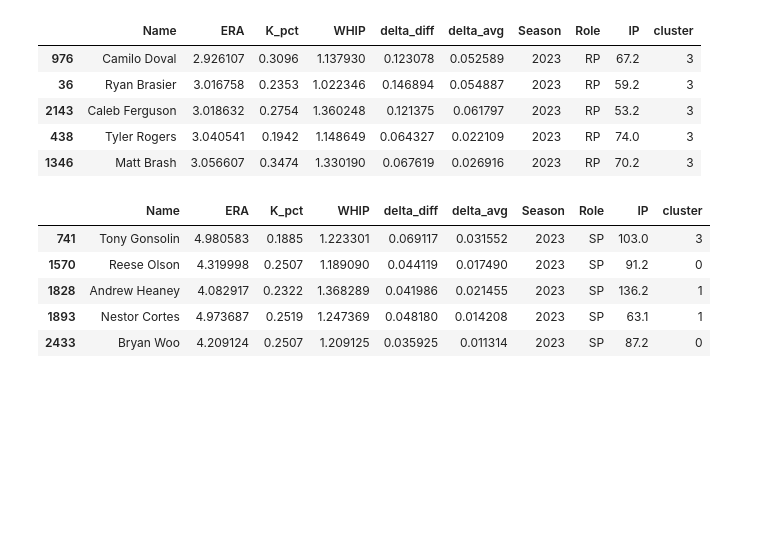
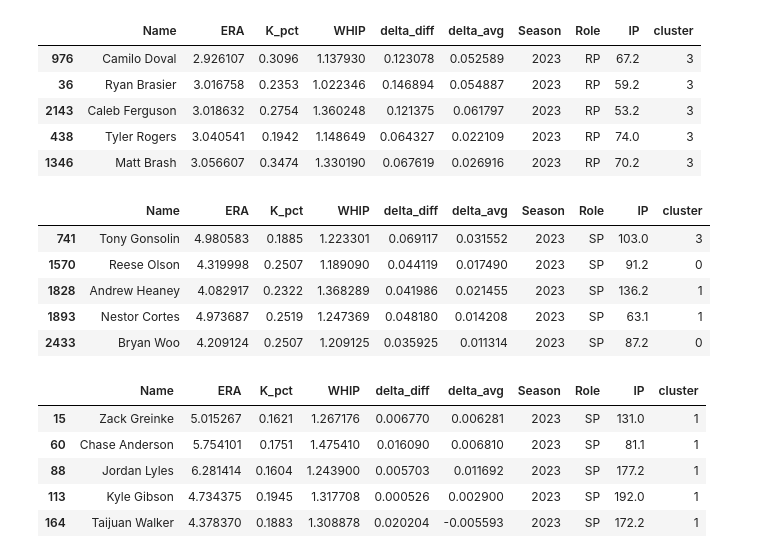
Before and after one commit to RudimentaryChef/RedsHackathon, a Jupyter notebook: BB-Analytics-Hackathon.ipynb, the cells around one changed output. Saved outputs shown, nothing was run; the diff lists cells and outputs as text; code cells hidden in the pictures; blank space fills up the shorter version.

```diff
--- a/BB-Analytics-Hackathon.ipynb
+++ b/BB-Analytics-Hackathon.ipynb
@@ -339,3 +348,14 @@ sp_right_outliers
 | 1828 | Andrew Heaney | 4.082917 | 0.2322 | 1.368289 | 0.041986 | 0.021455 | 2023 | SP | 136.2 | 1 |
 | 1893 | Nestor Cortes | 4.973687 | 0.2519 | 1.247369 | 0.048180 | 0.014208 | 2023 | SP | 63.1 | 1 |
 | 2433 | Bryan Woo | 4.209124 | 0.2507 | 1.209125 | 0.035925 | 0.011314 | 2023 | SP | 87.2 | 0 |
+# %%
+sp_pitchers['cluster'] = model.predict(scaler.transform(sp_pitchers[['ERA', 'K_pct', 'WHIP', 'delta_diff', 'delta_avg']]))
+
+sp_pitchers.head()
+# %% [output]
+|  | Name | ERA | K_pct | WHIP | delta_diff | delta_avg | Season | Role | IP | cluster |
+| 15 | Zack Greinke | 5.015267 | 0.1621 | 1.267176 | 0.006770 | 0.006281 | 2023 | SP | 131.0 | 1 |
+| 60 | Chase Anderson | 5.754101 | 0.1751 | 1.475410 | 0.016090 | 0.006810 | 2023 | SP | 81.1 | 1 |
+| 88 | Jordan Lyles | 6.281414 | 0.1604 | 1.243900 | 0.005703 | 0.011692 | 2023 | SP | 177.2 | 1 |
+| 113 | Kyle Gibson | 4.734375 | 0.1945 | 1.317708 | 0.000526 | 0.002900 | 2023 | SP | 192.0 | 1 |
+| 164 | Taijuan Walker | 4.378370 | 0.1883 | 1.308878 | 0.020204 | -0.005593 | 2023 | SP | 172.2 | 1 |
```
Also changed, not shown: parts of 4 cells of this notebook.
